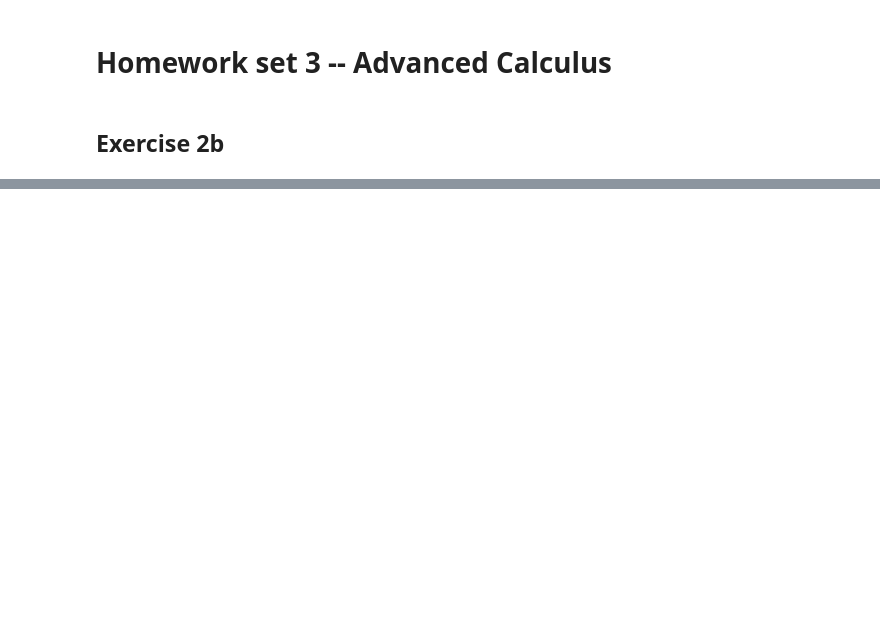
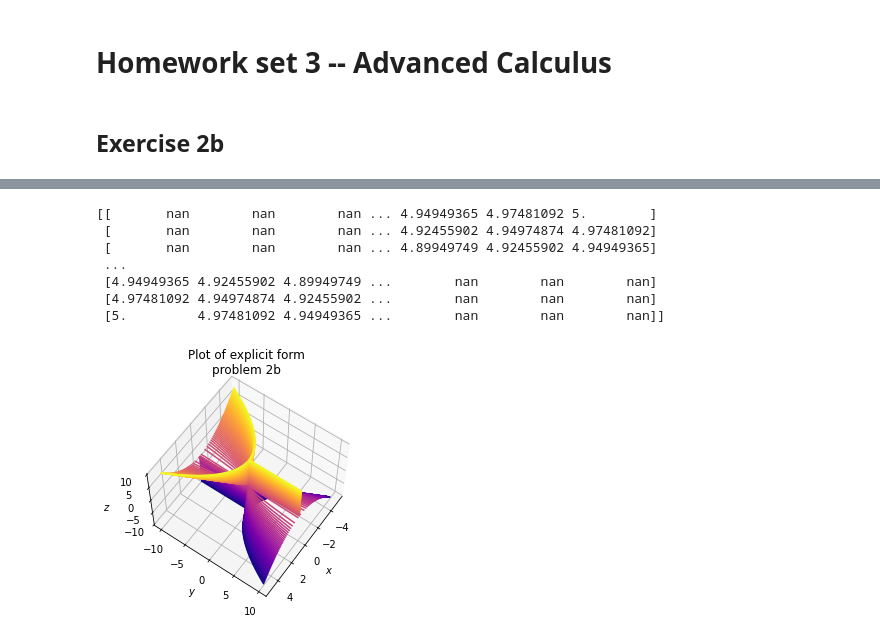
Before and after one commit to Nifrec/adv_calc_assignment, a Jupyter notebook: assignment_3/ass_3.ipynb, the cells around one changed output, grey strips where cells are left out. Saved outputs shown, nothing was run; the diff lists cells and outputs as text; code cells hidden in the pictures; blank space fills up the shorter version.

Commit message:
Work on 2b, improve parametrized version, try explicit version

```diff
--- a/assignment_3/ass_3.ipynb
+++ b/assignment_3/ass_3.ipynb
@@ -58 +71,48 @@ plot_2b_as_given()
+# %%
+def z_coord_explicit(x: float, y: float) -> float:
+    return -2 * np.power(x, 2) / y
+
+def x_coord_explicit_plus(y: float, z: float) -> float:
+    return 0.5 * np.sqrt(-y*z)
+
+
+def x_coord_explicit_min(y: float, z: float) -> float:
+    return - 0.5 * np.sqrt(-y*z)
+
+def plot_2b_explicit_form():
+    # x = np.linspace(-5, 5, 200)
+    # y = np.linspace(-5, 5, 200)
+    # X, Y = np.meshgrid(x, y)
+    # Z = z_coord_explicit(X, Y)
+
+    y = np.linspace(-10, 10, 200)
+    z = np.linspace(-10, 10, 200)
+
+    Y, Z = np.meshgrid(y, z)
+    X_plus = x_coord_explicit_plus(Y, Z)
+    print(X_plus)
+    X_plus[np.isnan(X_plus)] = 0
+    X_min = x_coord_explicit_min(Y, Z)
+    X_min[np.isnan(X_min)] = 0
+
+    fig = plt.figure()
+    ax = plt.axes(projection='3d')
+    ax.contour3D(X_plus, Y, Z, 100, cmap='plasma')
+    ax.contour3D(X_min, Y, Z, 100, cmap='plasma')
+    ax.set_xlabel('$x$')
+    ax.set_ylabel('$y$')
+    ax.set_zlabel('$z$')
+    ax.set_title("Plot of explicit form\nproblem 2b")
+    ax.view_init(60, 35)
+
+plot_2b_explicit_form()
+# %% [output]
+[[       nan        nan        nan ... 4.94949365 4.97481092 5.        ]
+ [       nan        nan        nan ... 4.92455902 4.94974874 4.97481092]
+ [       nan        nan        nan ... 4.89949749 4.92455902 4.94949365]
+ ...
+ [4.94949365 4.92455902 4.89949749 ...        nan        nan        nan]
+ [4.97481092 4.94974874 4.92455902 ...        nan        nan        nan]
+ [5.         4.97481092 4.94949365 ...        nan        nan        nan]]
+[figure, added]
 # %%
```
Also changed, not shown: parts of 3 cells of this notebook.
